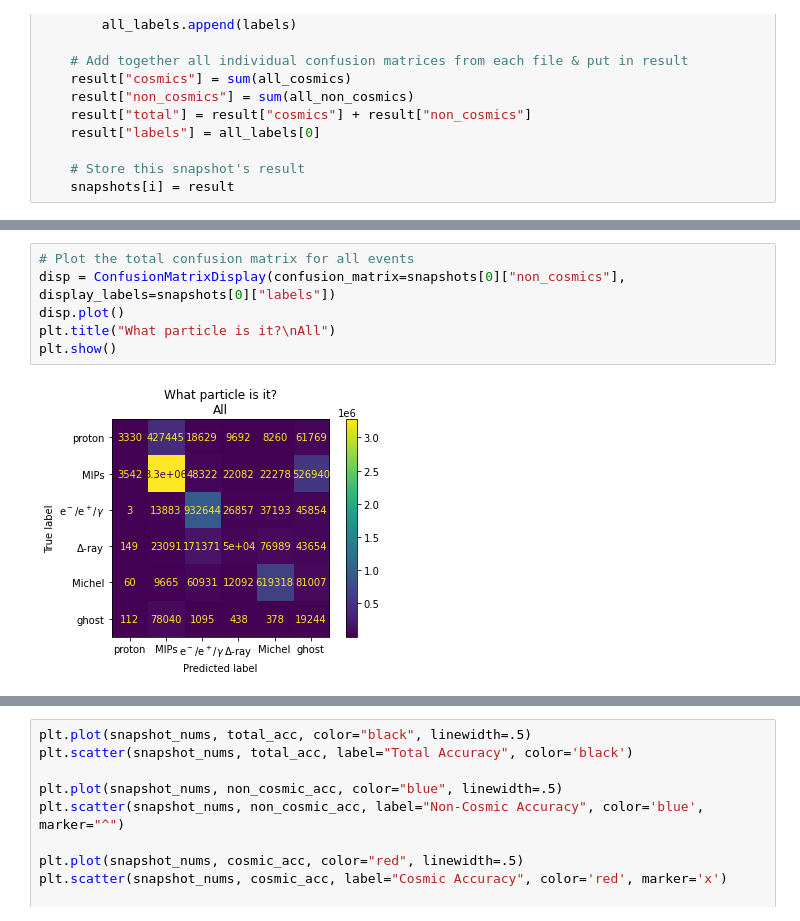
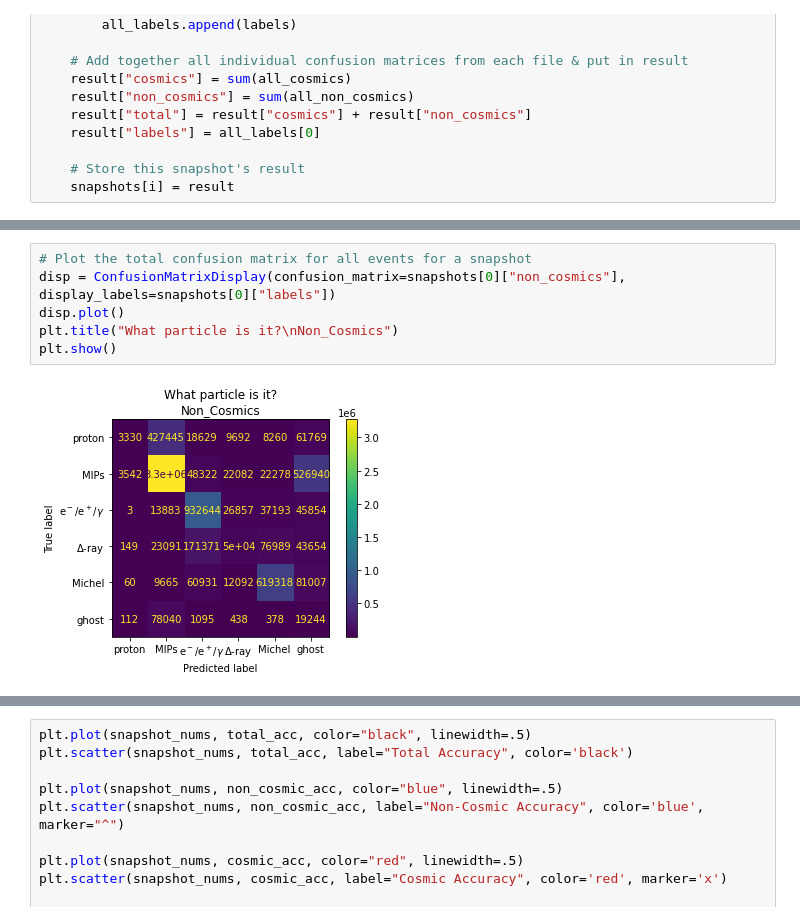
Before and after one commit to NuTufts/nutufts_validation_proj, a Jupyter notebook: validation_proj/notebooks/many_analyses_plots.ipynb, the cells around one changed output, grey strips where cells are left out. Cells and saved outputs as stored; diff of their text form.

```diff
--- a/validation_proj/notebooks/many_analyses_plots.ipynb
+++ b/validation_proj/notebooks/many_analyses_plots.ipynb
@@ -87,10 +88,10 @@ print(snapshots[0]["labels"])
 # %% [output]
 ['proton', 'MIPs', 'e$^-$/e$^+$/$\\gamma$', '$\\Delta$-ray', 'Michel', 'ghost']
 # %%
-# Plot the total confusion matrix for all events
+# Plot the total confusion matrix for all events for a snapshot
 disp = ConfusionMatrixDisplay(confusion_matrix=snapshots[0]["non_cosmics"], display_labels=snapshots[0]["labels"])
 disp.plot()
-plt.title("What particle is it?\nAll")
+plt.title("What particle is it?\nNon_Cosmics")
 plt.show()
 # %% [output]
-[figure, old version]
+[figure, new version]
```
Also changed, not shown: parts of 10 cells of this notebook, 1 other file.
